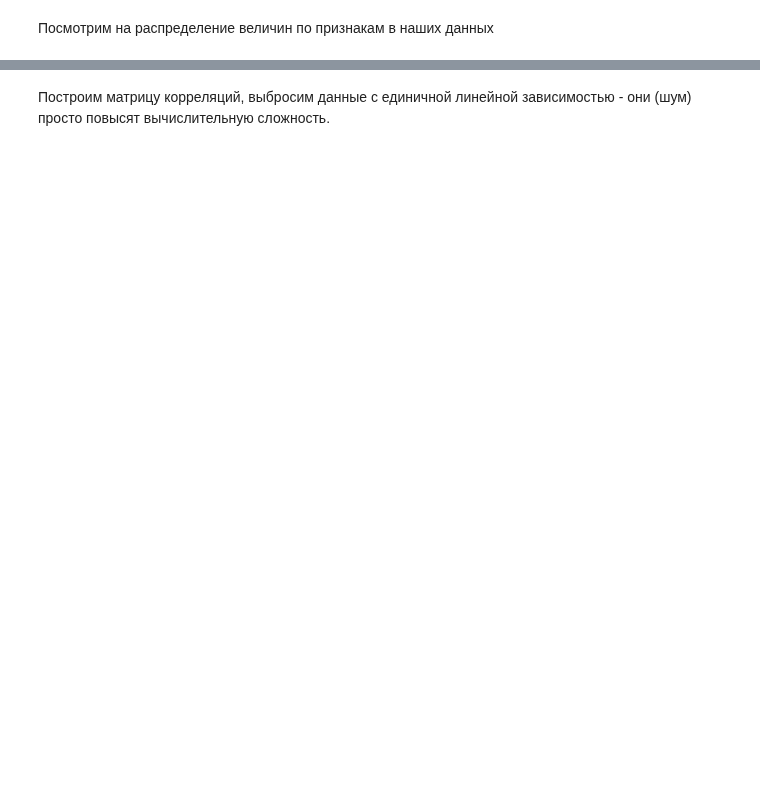
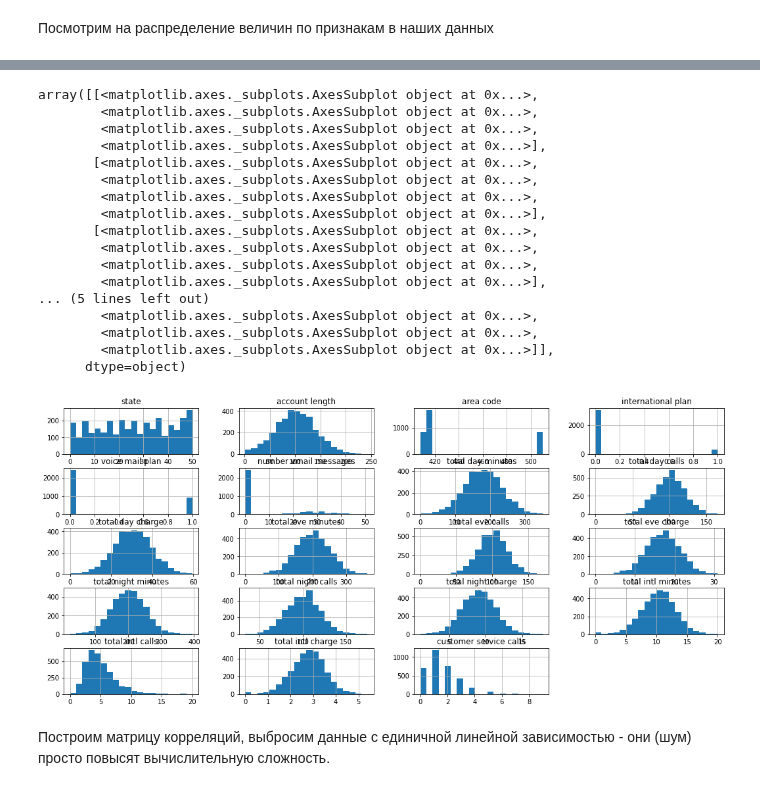
Before and after one commit to mukaseevru/ds-school, a Jupyter notebook: HW1/Большое_ДЗ_1.ipynb, the cells around one changed output, grey strips where cells are left out. Cells and saved outputs as stored; diff of their text form; code cells hidden in the pictures; blank space fills up the shorter version.

```diff
--- a/HW1/Большое_ДЗ_1.ipynb
+++ b/HW1/Большое_ДЗ_1.ipynb
@@ -62,3 +75,23 @@ import sklearn
+# %%
+# Напишем функцию, которая принимает на вход DataFrame, кодирует числовыми значениями категориальные признаки
+# и возвращает обновленный DataFrame и сами кодировщики.
+def number_encode_features(init_df):
+    result = init_df.copy() # копируем нашу исходную таблицу
+    encoders = {}
+    for column in result.columns:
+        if result.dtypes[column] == np.object: # np.object -- строковый тип / если тип столбца - строка, то нужно его закодировать
+            encoders[column] = LabelEncoder() # для колонки column создаем кодировщик
+            result[column] = encoders[column].fit_transform(result[column]) # применяем кодировщик к столбцу и перезаписываем столбец
+    return result, encoders
+
+# Функция отрисовки графиков
+def grid_plot(x, y, x_label, title, y_label='accuracy'):
+    plt.figure(figsize=(12, 6))
+    plt.grid(True)
+    plt.scatter(x, y)
+    plt.xlabel(x_label)
+    plt.ylabel(y_label)
+    plt.title(title)
 # %% [markdown]
 Открываем склонированную папку
 # %%
@@ -177,0 +230,3 @@ encoded_data.head()
+# %%
+encoded_data, encoders = number_encode_features(df) # Теперь encoded data содержит закодированные кат. признаки
+encoded_data.head()
@@ -204,0 +257,5 @@ array([0, 0, 0, ..., 0, 0, 0])
+# %%
+print('Ответы\n', y_full)
+print('Обучающая выборка')
+encoded_data = encoded_data.drop('churn', axis=1)
+encoded_data.head()
@@ -227,2 +274,23 @@ array([[<matplotlib.axes._subplots.AxesSubplot object at 0x...>,
+# %%
+encoded_data.hist(figsize=(18, 8), layout=(5,4), bins=20)
+# %% [output]
+array([[<matplotlib.axes._subplots.AxesSubplot object at 0x...>,
+        <matplotlib.axes._subplots.AxesSubplot object at 0x...>,
+        <matplotlib.axes._subplots.AxesSubplot object at 0x...>,
+        <matplotlib.axes._subplots.AxesSubplot object at 0x...>],
+       [<matplotlib.axes._subplots.AxesSubplot object at 0x...>,
+        <matplotlib.axes._subplots.AxesSubplot object at 0x...>,
+        <matplotlib.axes._subplots.AxesSubplot object at 0x...>,
+        <matplotlib.axes._subplots.AxesSubplot object at 0x...>],
+       [<matplotlib.axes._subplots.AxesSubplot object at 0x...>,
+        <matplotlib.axes._subplots.AxesSubplot object at 0x...>,
+        <matplotlib.axes._subplots.AxesSubplot object at 0x...>,
+        <matplotlib.axes._subplots.AxesSubplot object at 0x...>],
+... (5 lines left out)
+        <matplotlib.axes._subplots.AxesSubplot object at 0x...>,
+        <matplotlib.axes._subplots.AxesSubplot object at 0x...>,
+        <matplotlib.axes._subplots.AxesSubplot object at 0x...>]],
+      dtype=object)
+[figure, added]
 # %% [markdown]
 Построим матрицу корреляций, выбросим данные с единичной линейной зависимостью - они (шум) просто повысят вычислительную сложность.
```
Also changed, not shown: parts of 78 cells of this notebook.
